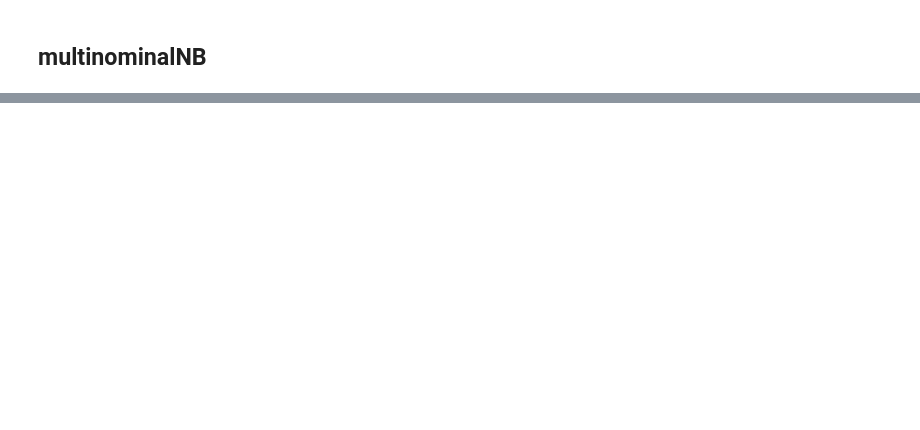
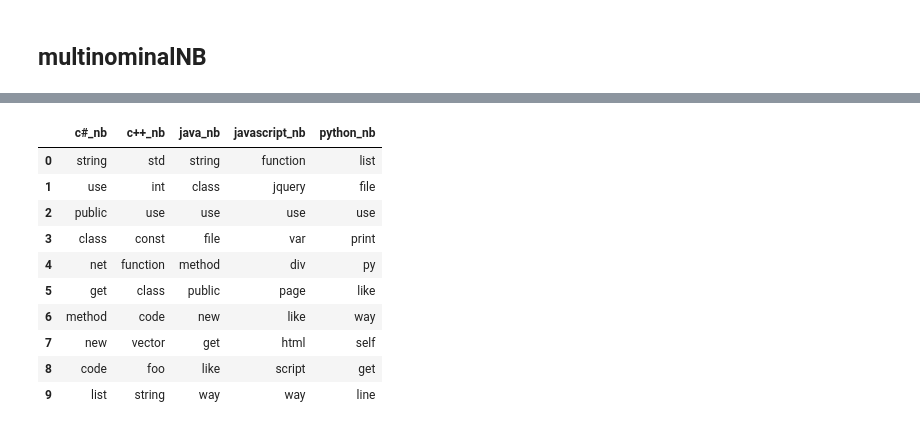
Before and after one commit to QED0711/stack_overflow_nlp, a Jupyter notebook: notebooks/Final_Model_Result_Top_Features.ipynb, the cells around one changed output, grey strips where cells are left out. Cells and saved outputs as stored; diff of their text form; code cells hidden in the pictures; blank space fills up the shorter version.

```diff
--- a/notebooks/Final_Model_Result_Top_Features.ipynb
+++ b/notebooks/Final_Model_Result_Top_Features.ipynb
@@ -201,3 +98,0 @@ with open('gs_nb','wb') as f:
-# %%
-with open('gs_nb','rb') as f:
-    t_nb = pickle.load(f)
@@ -245,0 +231,15 @@ pd.concat([top_10_feature(lg_coef_f),top_10_feature(nb_coef_f)], axis = 1)
+# %%
+nb_f = top_10_feature(nb_coef_f,lg=False)
+nb_f
+# %% [output]
+|  | c#_nb | c++_nb | java_nb | javascript_nb | python_nb |
+| 0 | string | std | string | function | list |
+| 1 | use | int | class | jquery | file |
+| 2 | public | use | use | use | use |
+| 3 | class | const | file | var | print |
+| 4 | net | function | method | div | py |
+| 5 | get | class | public | page | like |
+| 6 | method | code | new | like | way |
+| 7 | new | vector | get | html | self |
+| 8 | code | foo | like | script | get |
+| 9 | list | string | way | way | line |
```
Also changed, not shown: parts of 73 cells of this notebook, 1 other file.
